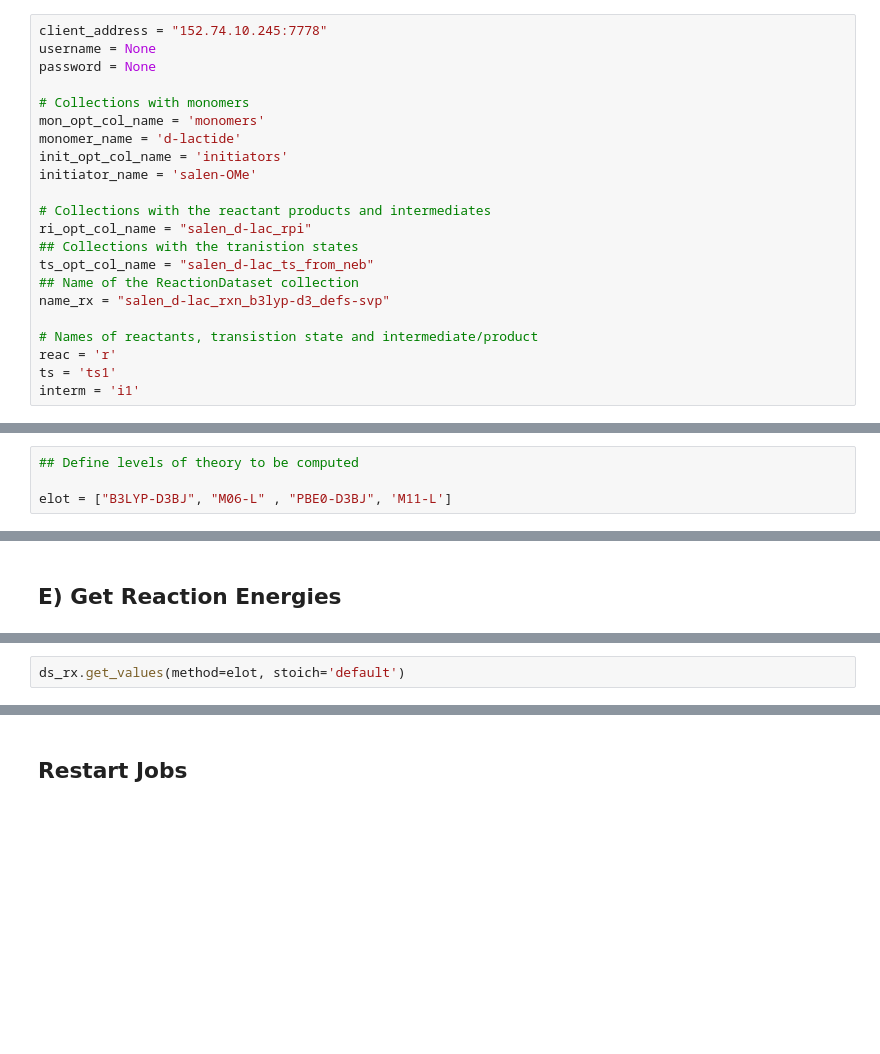
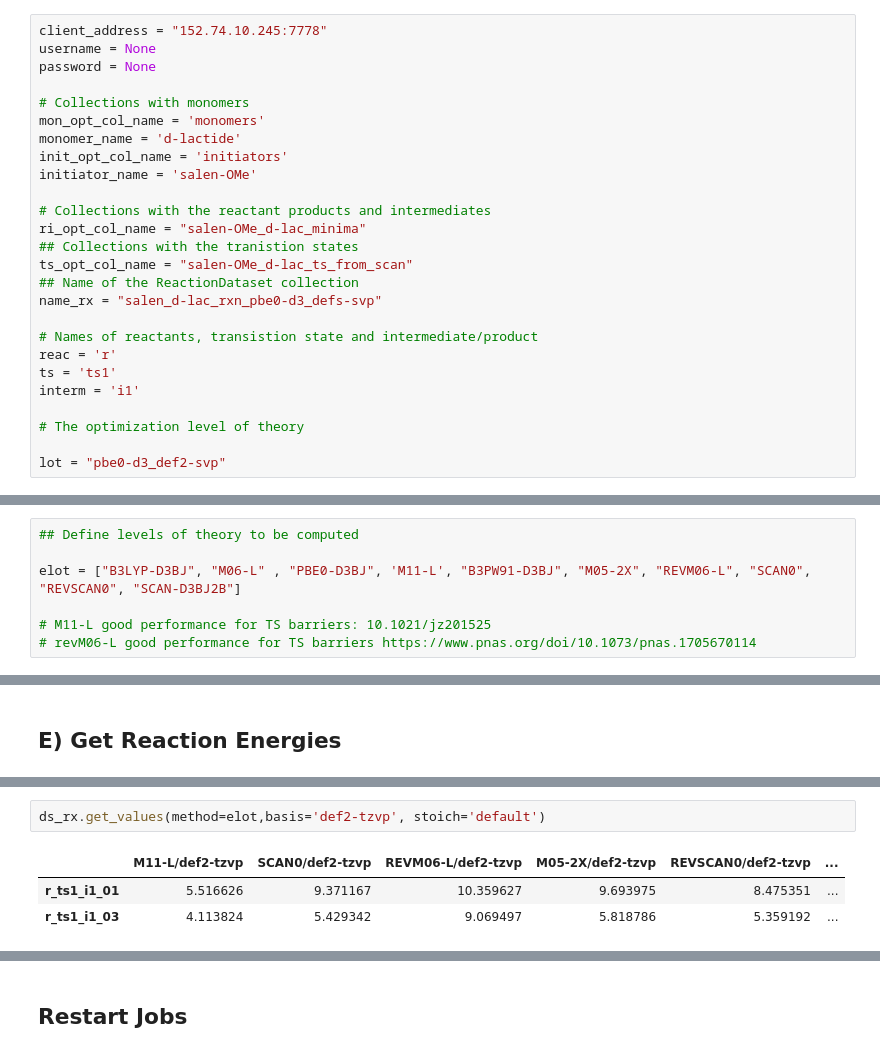
Before and after one commit to QCMM/QCExplore, a Jupyter notebook: notebooks/08_create_reaction.ipynb, the cells around one changed output, grey strips where cells are left out. Saved outputs shown, nothing was run; the diff lists cells and outputs as text; blank space fills up the shorter version.

```diff
--- a/notebooks/08_create_reaction.ipynb
+++ b/notebooks/08_create_reaction.ipynb
@@ -29,16 +29,20 @@ init_opt_col_name = 'initiators'
 initiator_name = 'salen-OMe'
 
 # Collections with the reactant products and intermediates
-ri_opt_col_name = "salen_d-lac_rpi"
+ri_opt_col_name = "salen-OMe_d-lac_minima"
 ## Collections with the tranistion states
-ts_opt_col_name = "salen_d-lac_ts_from_neb"
+ts_opt_col_name = "salen-OMe_d-lac_ts_from_scan"
 ## Name of the ReactionDataset collection
-name_rx = "salen_d-lac_rxn_b3lyp-d3_defs-svp"
+name_rx = "salen_d-lac_rxn_pbe0-d3_defs-svp"
 
 # Names of reactants, transistion state and intermediate/product
 reac = 'r'
 ts = 'ts1'
 interm = 'i1'
+
+# The optimization level of theory
+
+lot = "pbe0-d3_def2-svp"
 # %%
 client = ptl.FractalClient(address=client_address, username = username, password = password, verify=False)
 # %% [markdown]
@@ -121,6 +140,9 @@ ds_rx.data.records
 # %%
 ## Define levels of theory to be computed
 
-elot = ["B3LYP-D3BJ", "M06-L" , "PBE0-D3BJ", 'M11-L']
+elot = ["B3LYP-D3BJ", "M06-L" , "PBE0-D3BJ", 'M11-L', "B3PW91-D3BJ", "M05-2X", "REVM06-L", "SCAN0", "REVSCAN0", "SCAN-D3BJ2B"]
+
+# M11-L good performance for TS barriers: 10.1021/jz201525
+# revM06-L good performance for TS barriers https://www.pnas.org/doi/10.1073/pnas.1705670114
 # %%
 # Send computations to server
@@ -156,3 +238,7 @@ for m in rq_method:
 # %%
-ds_rx.get_values(method=elot, stoich='default')
+ds_rx.get_values(method=elot,basis='def2-tzvp', stoich='default')
+# %% [output]
+|  | M11-L/def2-tzvp | SCAN0/def2-tzvp | REVM06-L/def2-tzvp | M05-2X/def2-tzvp | REVSCAN0/def2-tzvp | ... |
+| r_ts1_i1_01 | 5.516626 | 9.371167 | 10.359627 | 9.693975 | 8.475351 | ... |
+| r_ts1_i1_03 | 4.113824 | 5.429342 | 9.069497 | 5.818786 | 5.359192 | ... |
 # %%
```
Also changed, not shown: parts of 15 cells of this notebook, 7 other files.
